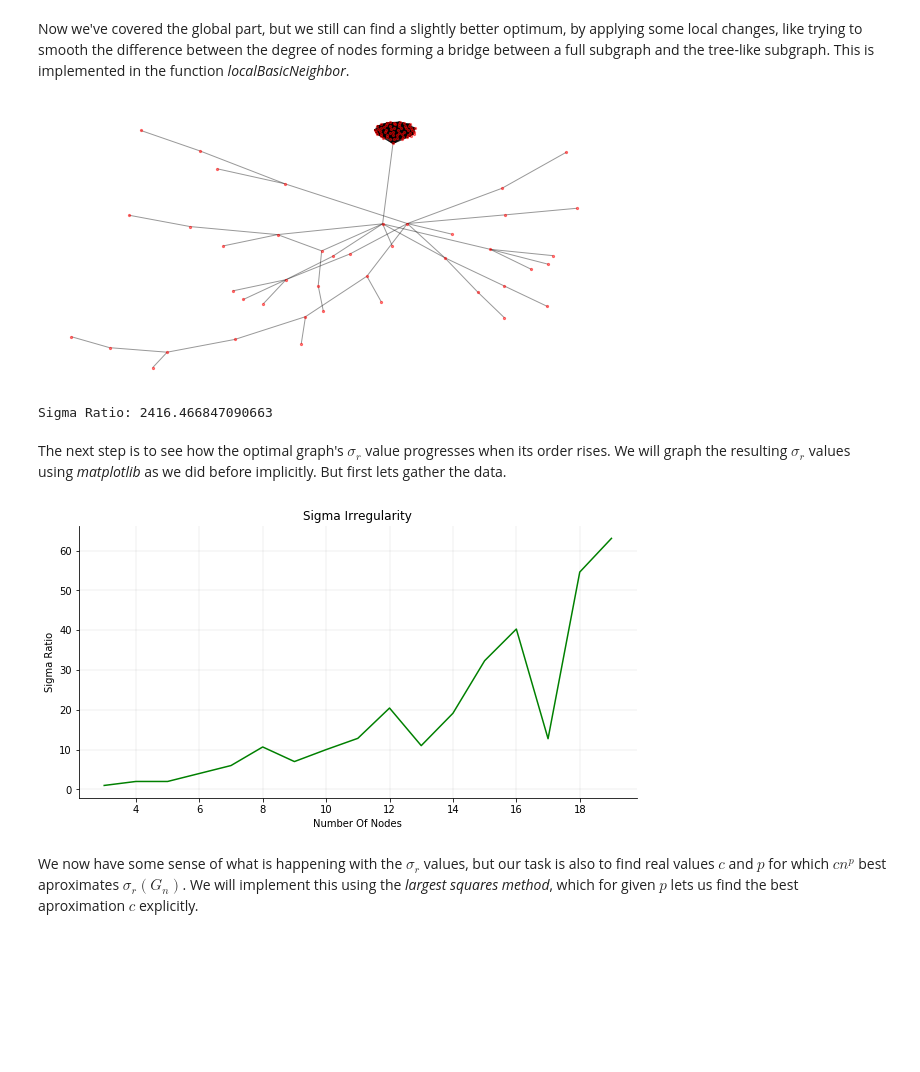
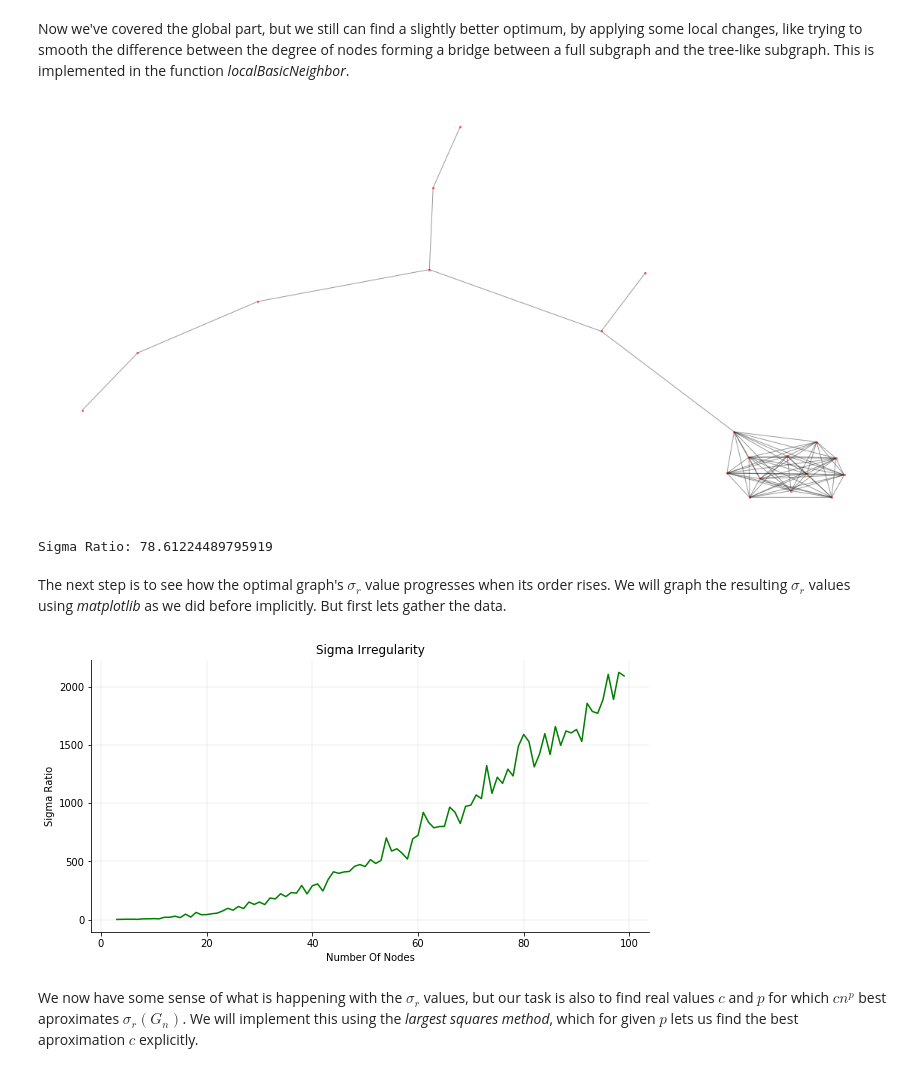
Before and after one commit to kuco23/Sigma-Irregularity, a Jupyter notebook: library_implementation.ipynb, the cells around one changed output. Cells and saved outputs as stored; diff of their text form; code cells hidden in the pictures; blank space fills up the shorter version.

```diff
--- a/library_implementation.ipynb
+++ b/library_implementation.ipynb
@@ -72,7 +95,7 @@ We noticed a pattern here early on, which is the two-parted nature of optimal gr
 from pylib import globalTwoPartNeighbor
 
 g, r = maxSigmaRatio_annealing(
-    NNODES, 100, NSIMUL, globalTwoPartNeighbor
+    20, 100, 200, globalTwoPartNeighbor
 )
 
 simplePlot(neighborListToNx(g))
@@ -85,16 +108,16 @@ Now we've covered the global part, but we still can find a slightly better optim
 # %%
 from pylib import localBasicNeighbor
 
 g, r = maxSigmaRatio_annealing(
-    NNODES, 100, NSIMUL, localBasicNeighbor,
+    20, 100, 200, localBasicNeighbor,
     defaultG = g
 )
 
 simplePlot(neighborListToNx(g))
 print(Bcol.BLUE + 'Sigma Ratio:' + Bcol.ENDC, Bcol.GOLD + str(r) + Bcol.ENDC)
 # %% [output]
-[figure, old version]
+[figure, new version]
-Sigma Ratio: 2416.466847090663
+Sigma Ratio: 78.61224489795919
 # %% [markdown]
 The next step is to see how the optimal graph's $\sigma_r$ value progresses when its order rises.
 We will graph the resulting $\sigma_r$ values using *matplotlib* as we did before implicitly.
@@ -116,10 +139,10 @@ for i in _range:
     ascend.append(r)
 # %%
 ax = defaultPlotTemplate('Sigma Irregularity', 'Number Of Nodes', 'Sigma Ratio')
-ax.plot(_range, ascend, 'g')
+ax.plot(node_range, ascend, 'g')
 plt.show()
 # %% [output]
-[figure, old version]
+[figure, new version]
 # %% [markdown]
 We now have some sense of what is happening with the $\sigma_r$ values, but our task is also to find real values $c$ and $p$ for which $cn^p$ best aproximates $\sigma_r(G_n)$.
 We will implement this using the *largest squares method*, which for given $p$ lets us find the best aproximation $c$ explicitly.
```
Also changed, not shown: parts of 12 cells of this notebook, 9 other files.
